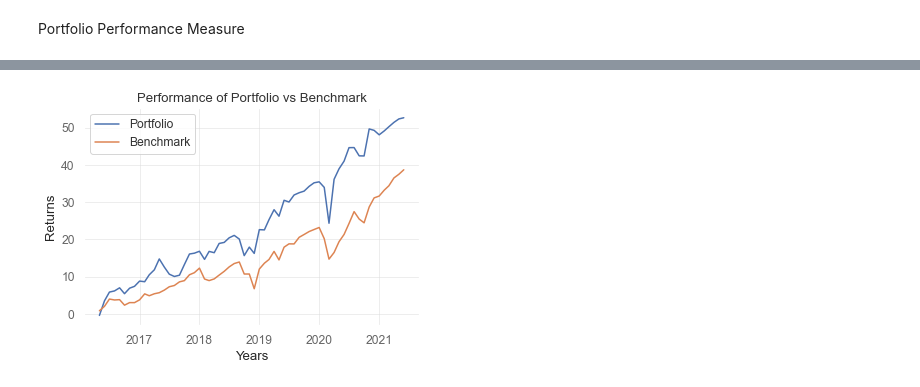
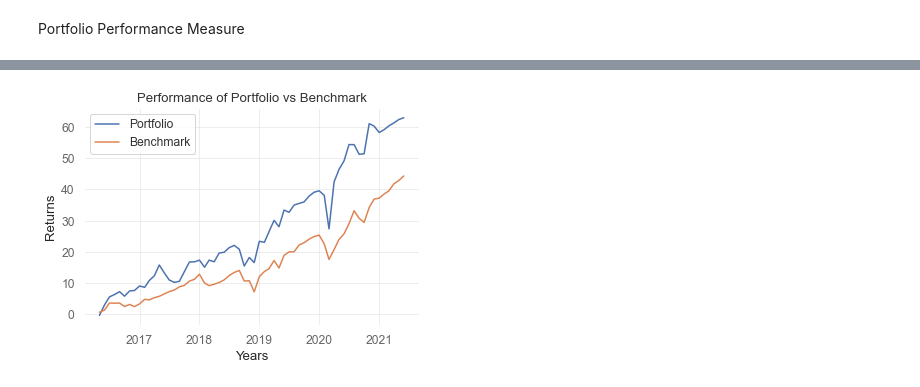
Before and after one commit to of1201/roboadvisor, a Jupyter notebook: risk lab.ipynb, the cells around one changed output, grey strips where cells are left out. Drawn from its saved outputs; the diff is of its cells as text; code cells hidden in the pictures.

```diff
--- a/risk lab.ipynb
+++ b/risk lab.ipynb
@@ -1088,14 +1088,14 @@ VaRCalc(portfRet_wocf.iloc[:,0])
-# %%
-# Plot return of portfolio vs return of benchmark
-plt.plot(portfRet_wocf.iloc[:,0].cumsum()*100,label="Portfolio")
-plt.plot(df_bm.iloc[:,-1].cumsum()*100,label="Benchmark")
-plt.xlabel("Years")
-plt.ylabel("Returns")
-plt.legend()
-plt.title("Performance of Portfolio vs Benchmark")
-plt.show()
-# %% [output]
-[figure, removed]
+# %%
+# Plot return of portfolio vs return of benchmark
+plt.plot(((portfRet_wocf.iloc[:,0]+1).cumprod()-1)*100,label="Portfolio")
+plt.plot(((df_bm.iloc[:,-1]+1).cumprod()-1)*100,label="Benchmark")
+plt.xlabel("Years")
+plt.ylabel("Returns")
+plt.legend()
+plt.title("Performance of Portfolio vs Benchmark")
+plt.show()
+# %% [output]
+[figure, added]
 # %%
 # Plot PnL of portfolio vs PnL of benchmark
 pnl_portf = np.append((portfValue_wocf[0] - cap), portfRet_wocf * portfValue_wocf[0]).cumsum()
```
Also changed, not shown: parts of 20 cells of this notebook.
